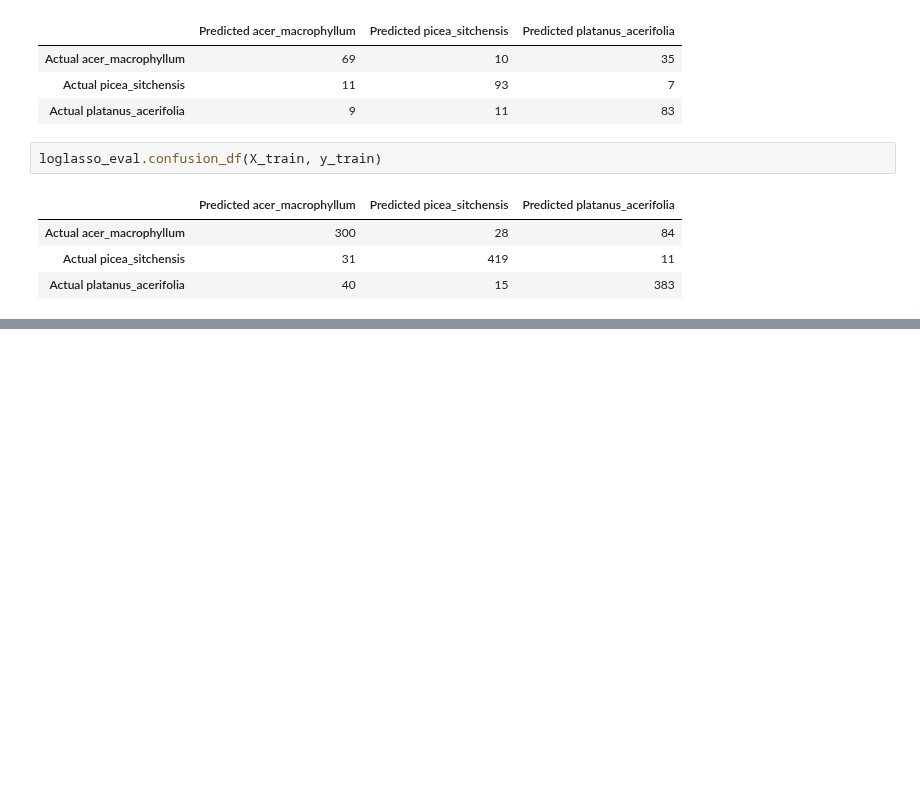
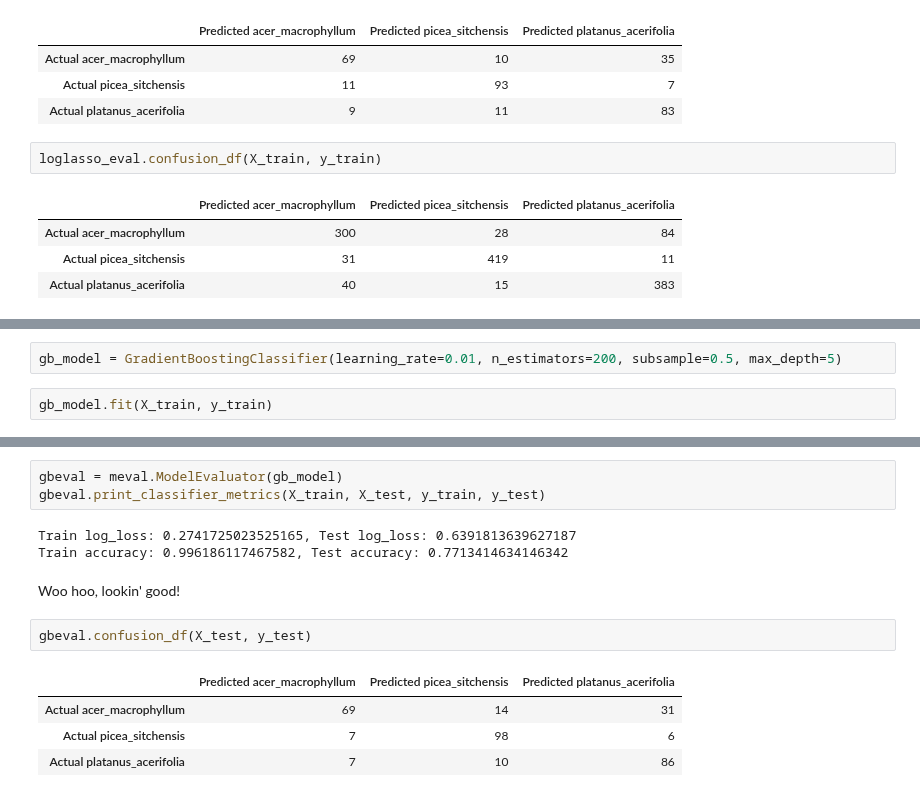
Before and after one commit to NathanielBlairStahn/tree-logic, a Jupyter notebook: notebooks/20180509_3_species/baseline_models.ipynb, the cells around one changed output, grey strips where cells are left out. Drawn from its saved outputs; the diff is of its cells as text; blank space fills up the shorter version.

Commit message:
train gradient booster - 77% accuracy, yo

```diff
--- a/notebooks/20180509_3_species/baseline_models.ipynb
+++ b/notebooks/20180509_3_species/baseline_models.ipynb
@@ -172,0 +177,4 @@ loglasso_eval.confusion_df(X_train, y_train)
+# %%
+gb_model = GradientBoostingClassifier(learning_rate=0.01, n_estimators=200, subsample=0.5, max_depth=5)
+# %%
+gb_model.fit(X_train, y_train)
@@ -172,0 +190,15 @@ loglasso_eval.confusion_df(X_train, y_train)
+# %%
+gbeval = meval.ModelEvaluator(gb_model)
+gbeval.print_classifier_metrics(X_train, X_test, y_train, y_test)
+# %% [output]
+Train log_loss: 0.2741725023525165, Test log_loss: 0.6391813639627187
+Train accuracy: 0.996186117467582, Test accuracy: 0.7713414634146342
+# %% [markdown]
+Woo hoo, lookin' good!
+# %%
+gbeval.confusion_df(X_test, y_test)
+# %% [output]
+|  | Predicted acer_macrophyllum | Predicted picea_sitchensis | Predicted platanus_acerifolia |
+| Actual acer_macrophyllum | 69 | 14 | 31 |
+| Actual picea_sitchensis | 7 | 98 | 6 |
+| Actual platanus_acerifolia | 7 | 10 | 86 |
```
Also changed, not shown: parts of 3 cells of this notebook.
